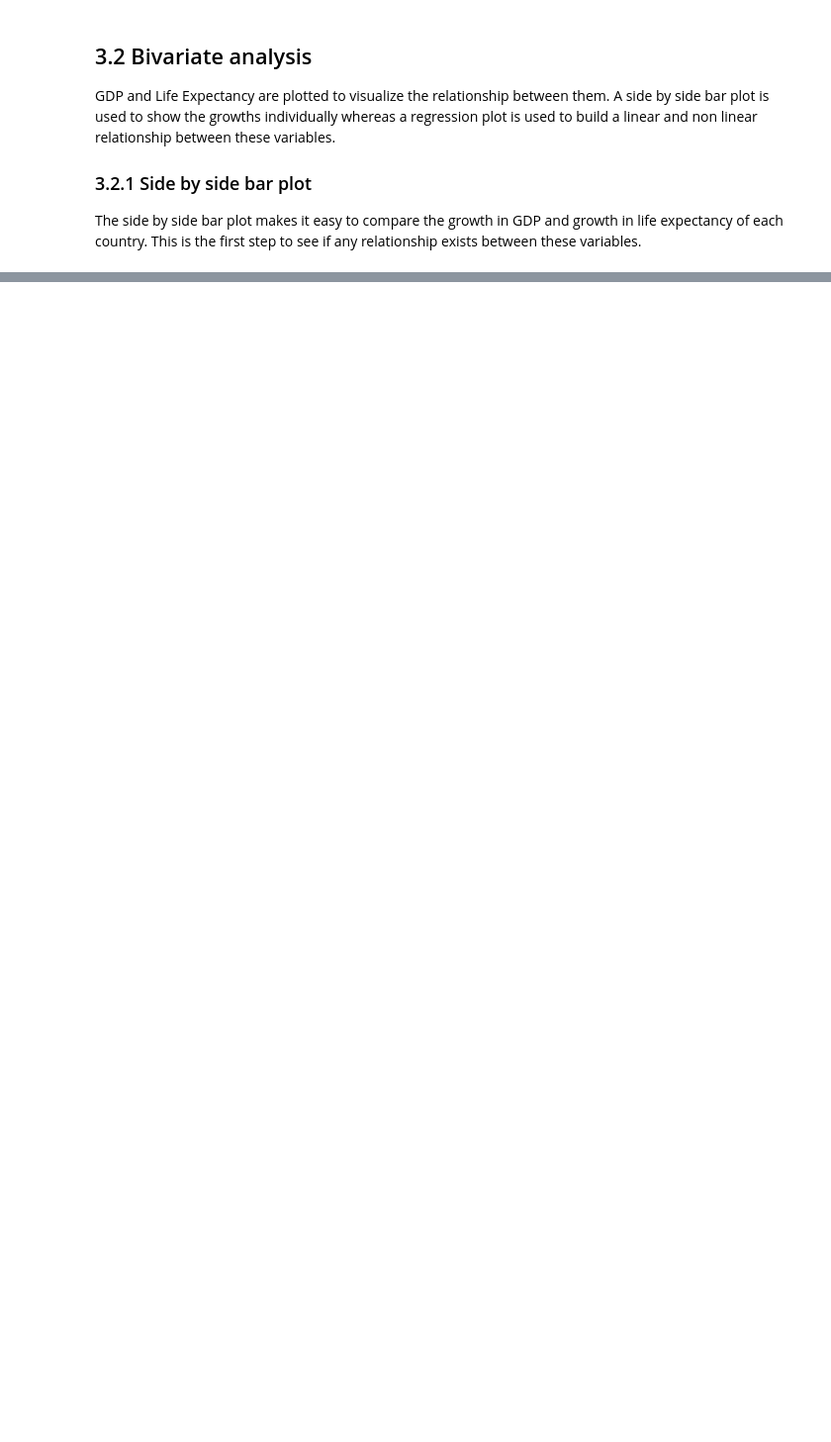
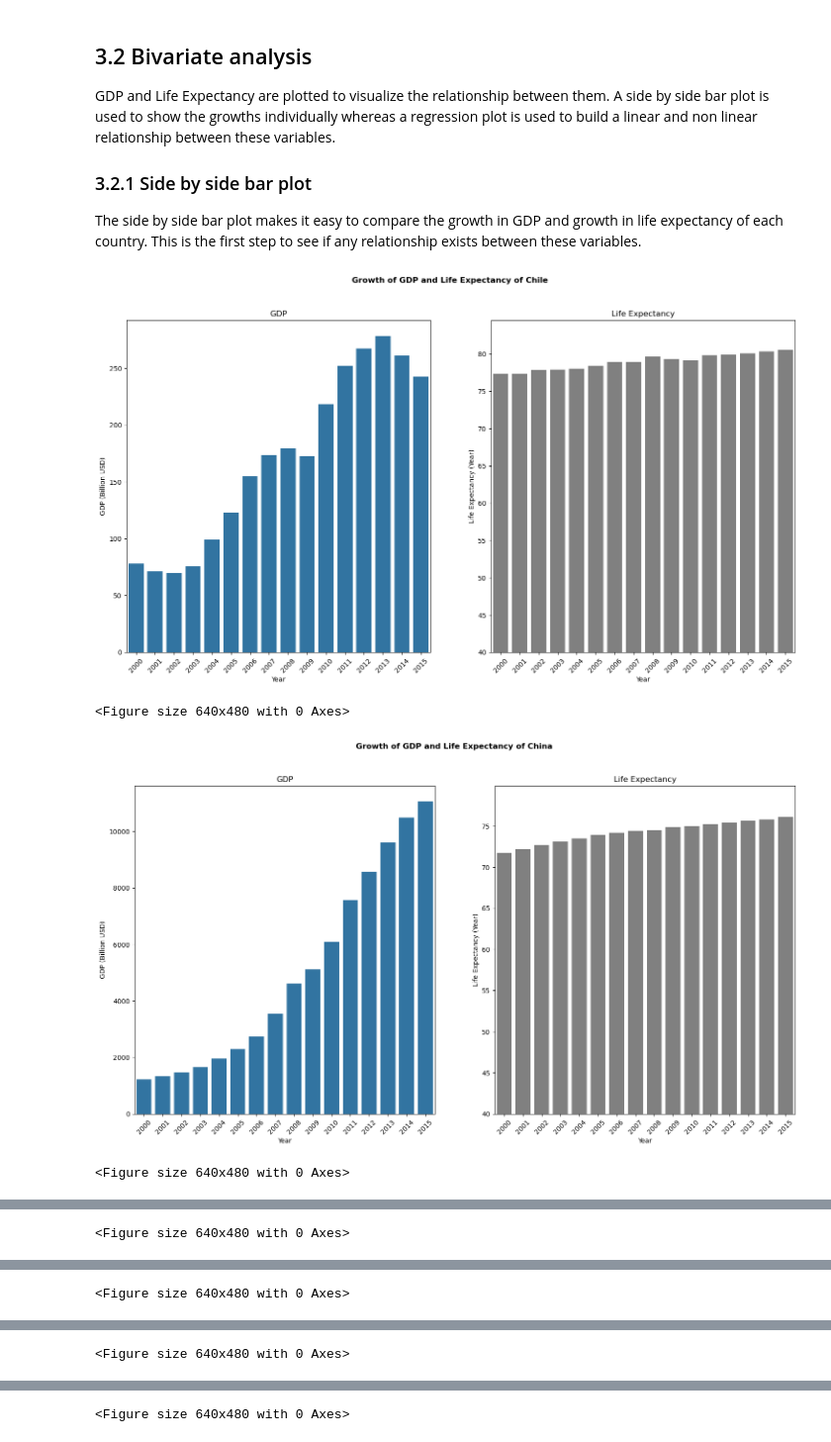
Before and after one commit to taharat-amin/life_expectancy_and_gdp_analysis, a Jupyter notebook: life_expectancy_gdp.ipynb, the cells around one changed output, grey strips where cells are left out. Shown at 99% size. Saved outputs shown, nothing was run; the diff lists cells and outputs as text; code cells hidden in the pictures; blank space fills up the shorter version.

```diff
--- a/life_expectancy_gdp.ipynb
+++ b/life_expectancy_gdp.ipynb
@@ -161,3 +183,31 @@ GDP and Life Expectancy are plotted to visualize the relationship between them.
 ### 3.2.1 Side by side bar plot
 
 The side by side bar plot makes it easy to compare the growth in GDP and growth in life expectancy of each country. This is the first step to see if any relationship exists between these variables.
+# %%
+for country in countries:
+    figure = plt.figure(figsize=(18, 9))
+    figure.suptitle(f'Growth of GDP and Life Expectancy of {country}', weight='bold')
+    # Bar plot of GDP
+    plt.subplot(1, 2, 1)
+    sns.barplot(data=data[data['Country'] == country], x='Year', y='GDP')
+    plt.title(f'GDP')
+    plt.xlabel('Year')
+    plt.ylabel('GDP (Billion USD)')
+    plt.xticks(rotation=45)
+    # Barplot of Life Expectancy
+    plt.subplot(1, 2, 2)
+    sns.barplot(data=data[data['Country'] == country],
+                x='Year', y='Life_Expectancy', color='grey')
+    plt.title(f'Life Expectancy')
+    plt.xlabel('Year')
+    plt.ylabel('Life Expectancy (Year)')
+    plt.ylim(40, None)
+    plt.xticks(rotation=45)
+    plt.savefig(f'visuals/gdp_le_{country}.png')
+    plt.show()
+    plt.clf()
+# %% [output]
+[figure, added]
+<Figure size 640x480 with 0 Axes>
+[figure, added]
+<Figure size 640x480 with 0 Axes>
@@ -163,0 +215 @@ The side by side bar plot makes it easy to compare the growth in GDP and growth
+<Figure size 640x480 with 0 Axes>
@@ -163,0 +217 @@ The side by side bar plot makes it easy to compare the growth in GDP and growth
+<Figure size 640x480 with 0 Axes>
@@ -163,0 +219 @@ The side by side bar plot makes it easy to compare the growth in GDP and growth
+<Figure size 640x480 with 0 Axes>
@@ -163,0 +221 @@ The side by side bar plot makes it easy to compare the growth in GDP and growth
+<Figure size 640x480 with 0 Axes>
```
Also changed, not shown: parts of 14 cells of this notebook, 17 other files.
